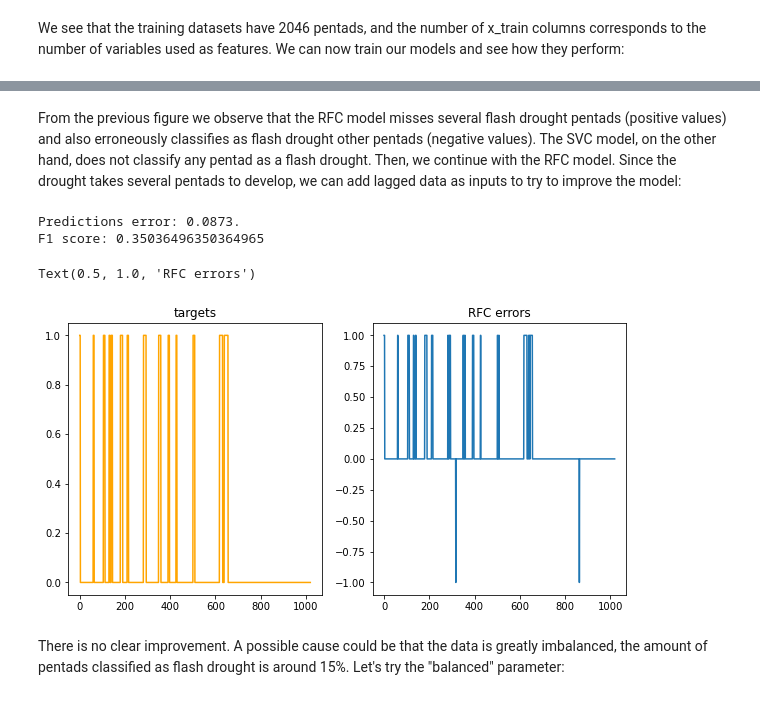
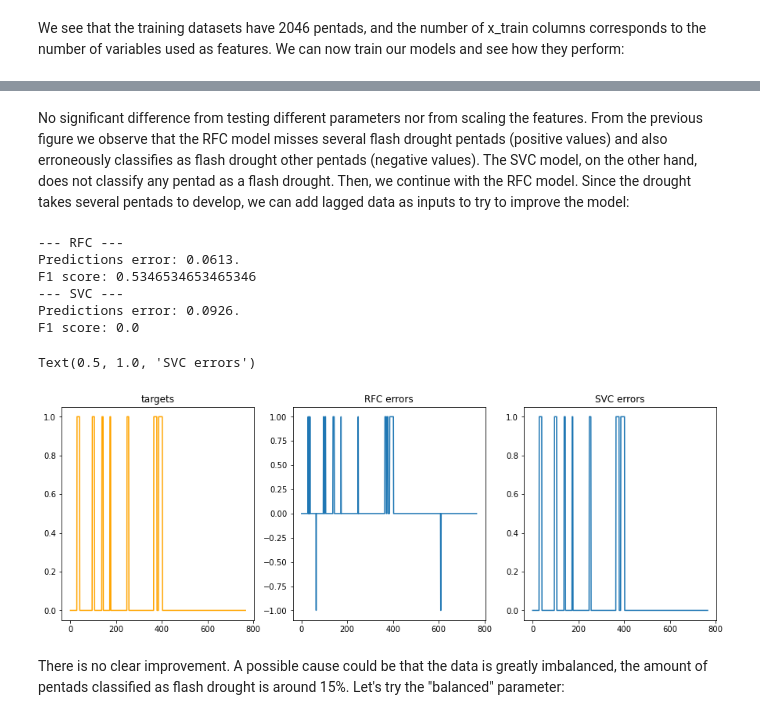
Before and after one commit to JulianGiles/yessMLG, a Jupyter notebook: flash_drought_ML.ipynb, the cells around one changed output, grey strips where cells are left out. Drawn from its saved outputs; the diff is of its cells as text; code cells hidden in the pictures.

```diff
--- a/flash_drought_ML.ipynb
+++ b/flash_drought_ML.ipynb
@@ -288,23 +293,11 @@ var_features = ['10m_u_component_of_wind', '10m_v_component_of_wind', \
 model_RFC = RandomForestClassifier()
 model_SVC = SVC()
 
-# We will choose the date that splits the period into two subsets (training and testing) with a 70-30 proportion of flash drought pentads
-fdindex_sp = fdindex.loc[{lon_name: sample_point[0], lat_name: sample_point[1]}]
-N = 1
-Nfd = 0
-while Nfd < 0.7:
-    Nfd = fdindex_sp[:N].sum(dim=timename)/fdindex_sp.sum(dim=timename)
-    N+=1
+# Split the data into training and testing
+x = np.stack([np.asarray(data_pentad[vf].to_array()[0].loc[{lon_name: sample_point[0], lat_name: sample_point[1] } ] ) for vf in var_features ], axis=-1)
+y = np.asarray(fdindex.loc[{lon_name: sample_point[0], lat_name: sample_point[1]}], dtype=int)
 
-# dates to split the dataset (start train, end train, start test, end test)
-date_split = (start_date, fdindex_sp[N-1][timename].values, fdindex_sp[N][timename].values, end_date)
-
-# split into training and test datasets
-x_train = np.stack([np.asarray(data_pentad[vf].to_array()[0].loc[{lon_name: sample_point[0], lat_name: sample_point[1], timename:slice(date_split[0], date_split[1]) } ] ) for vf in var_features ], axis=-1)
-y_train = np.asarray(fdindex.loc[{lon_name: sample_point[0], lat_name: sample_point[1], timename:slice(date_split[0], date_split[1])}], dtype=int)
-
-x_test = np.stack([np.asarray(data_pentad[vf].to_array()[0].loc[{lon_name: sample_point[0], lat_name: sample_point[1], timename:slice(date_split[2], date_split[3]) } ] ) for vf in var_features ], axis=-1)
-y_test = np.asarray(fdindex.loc[{lon_name: sample_point[0], lat_name: sample_point[1], timename:slice(date_split[2], date_split[3])}], dtype=int)
+x_train, x_test, y_train, y_test = train_test_split(x,y, shuffle=False, test_size = 0.25, random_state =42)
 
 
 # fill missing values with the mean of the series
@@ -364,42 +443,58 @@ Text(0.5, 1.0, 'SVC errors')
 # %% [markdown]
-From the previous figure we observe that the RFC model misses several flash drought pentads (positive values) and also erroneously classifies as flash drought other pentads (negative values). The SVC model, on the other hand, does not classify any pentad as a flash drought. Then, we continue with the RFC model. Since the drought takes several pentads to develop, we can add lagged data as inputs to try to improve the model:
+No significant difference from testing different parameters nor from scaling the features. From the previous figure we observe that the RFC model misses several flash drought pentads (positive values) and also erroneously classifies as flash drought other pentads (negative values). The SVC model, on the other hand, does not classify any pentad as a flash drought. Then, we continue with the RFC model. Since the drought takes several pentads to develop, we can add lagged data as inputs to try to improve the model:
 # %%
 ######## Try again adding lagged pentads
 lag = 5 # number of pentads to consider including unshifted data (lag=0), meaning lag=5 includes previous 4 pentads as features
 
 # split into training and test datasets
-x_train_lagged = np.stack([np.asarray(data_pentad[vf].to_array()[0].shift({timename:sft}).loc[{lon_name: sample_point[0], lat_name: sample_point[1], timename:slice(date_split[0], date_split[1]) } ] ) for vf in var_features for sft in range(lag) ], axis=-1)
+x_lagged = np.stack([np.asarray(data_pentad[vf].to_array()[0].shift({timename:sft}).loc[{lon_name: sample_point[0], lat_name: sample_point[1] } ] ) for vf in var_features for sft in range(lag) ], axis=-1)
 
-x_test_lagged = np.stack([np.asarray(data_pentad[vf].to_array()[0].shift({timename:sft}).loc[{lon_name: sample_point[0], lat_name: sample_point[1], timename:slice(date_split[2], date_split[3]) } ] ) for vf in var_features for sft in range(lag) ], axis=-1)
+x_train_lagged, x_test_lagged, y_train, y_test = train_test_split(x_lagged,y, shuffle=False, test_size = 0.25, random_state =42)
+
 
 # due to the shifting there will be some missing values, impute them with the mean of the series
 imp = SimpleImputer(missing_values=np.nan, strategy='mean')
 imp = imp.fit(x_train_lagged)
 
 x_train_imp = imp.transform(x_train_lagged)
 x_test_imp = imp.transform(x_test_lagged)
 
-#fit the model
+# train the models
 model_RFC.fit(x_train_imp, y_train)
+model_SVC.fit(x_train_imp, y_train)
 
-# test the model
-preds = model_RFC.predict(x_test_imp)
+# test the models
+preds_RFC = model_RFC.predict(x_test_imp)
+preds_SVC = model_SVC.predict(x_test_imp)
 
 #check errors and plot predictions
-preds_error = np.mean(abs(preds-y_test))
-print('Predictions error: {:0.4f}.' .format(preds_error))
-print('F1 score: '+str(f1_score(y_test, preds)))
+preds_error_RFC = np.mean(abs(preds_RFC-y_test))
+preds_error_SVC = np.mean(abs(preds_SVC-y_test))
 
-fig, ax = plt.subplots(1,2, figsize=(10,5))
+print('--- RFC ---')
+print('Predictions error: {:0.4f}.' .format(preds_error_RFC))
+print('F1 score: '+str(f1_score(y_test, preds_RFC)))
+
+print('--- SVC ---')
+print('Predictions error: {:0.4f}.' .format(preds_error_SVC))
+print('F1 score: '+str(f1_score(y_test, preds_SVC)))
+
+fig, ax = plt.subplots(1,3, figsize=(15,5))
 ax[0].plot(y_test, color= 'orange')
 ax[0].set_title('targets')
-ax[1].plot(y_test-preds)
+ax[1].plot(y_test-preds_RFC)
 ax[1].set_title('RFC errors')
+ax[2].plot(y_test-preds_SVC)
+ax[2].set_title('SVC errors')
 # %% [output]
-Predictions error: 0.0873.
-F1 score: 0.35036496350364965
+--- RFC ---
+Predictions error: 0.0613.
+F1 score: 0.5346534653465346
+--- SVC ---
+Predictions error: 0.0926.
+F1 score: 0.0
-Text(0.5, 1.0, 'RFC errors')
+Text(0.5, 1.0, 'SVC errors')
-[figure, old version]
+[figure, new version]
 # %% [markdown]
 There is no clear improvement. A possible cause could be that the data is greatly imbalanced, the amount of pentads classified as flash drought is around 15%. Let's try the "balanced" parameter:
 # %%
```
Also changed, not shown: parts of 27 cells of this notebook.
